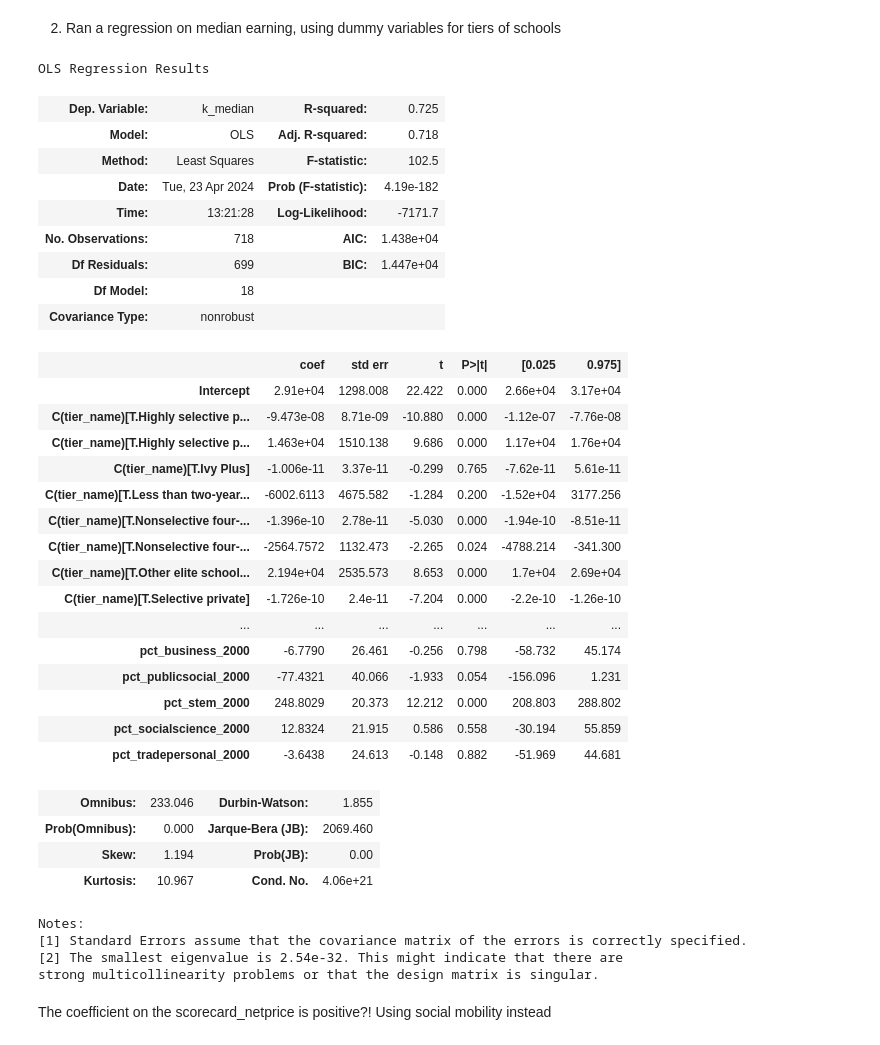
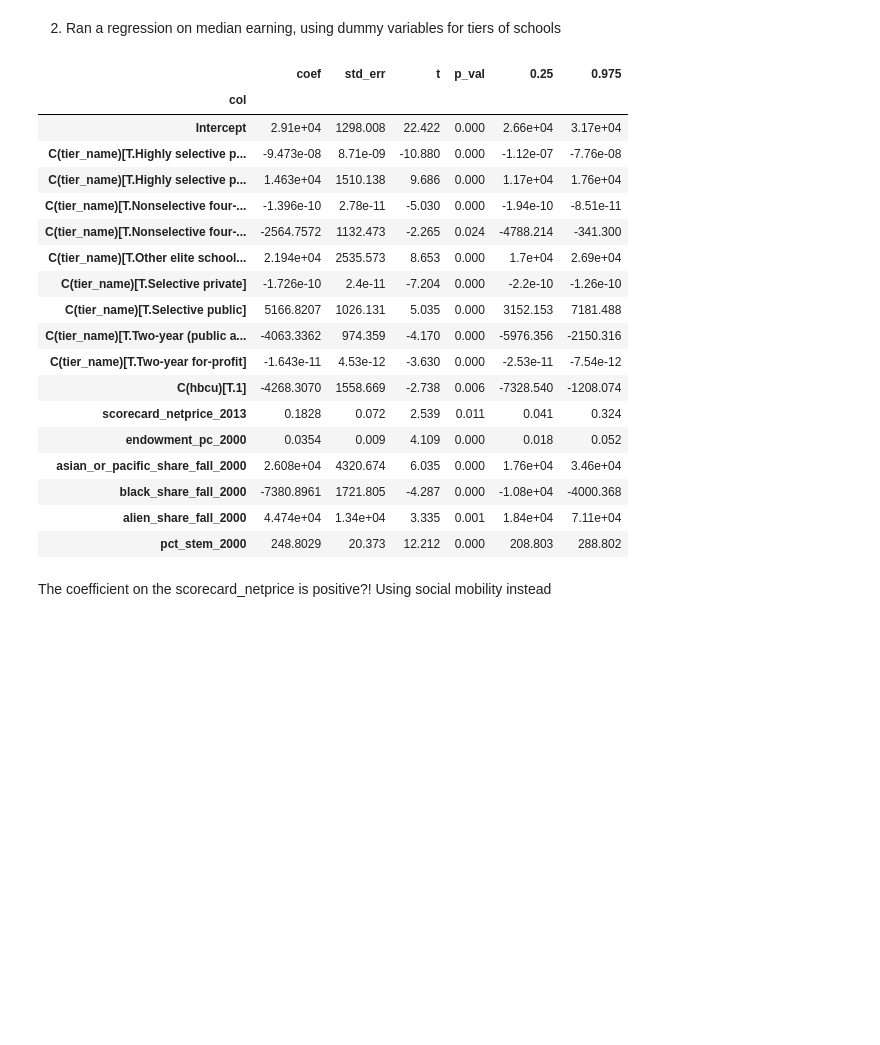
Before and after one commit to jiajiabinx/economic-mobility, a Jupyter notebook: economic-mobility.ipynb, the cells around one changed output. Cells and saved outputs as stored; diff of their text form; code cells hidden in the pictures; blank space fills up the shorter version.

```diff
--- a/economic-mobility.ipynb
+++ b/economic-mobility.ipynb
@@ -88,43 +77,36 @@ strong multicollinearity or other numerical problems.
 # %%
 regression = smf.ols('k_median ~  scorecard_netprice_2013 + endowment_pc_2000  +asian_or_pacific_share_fall_2000 + black_share_fall_2000 + hisp_share_fall_2000  + alien_share_fall_2000 +pct_arthuman_2000 +pct_business_2000 +pct_publicsocial_2000 +pct_stem_2000 +pct_socialscience_2000 +pct_tradepersonal_2000 + C(tier_name) + C(hbcu)' , data=df).fit()
 #regression = smf.ols('k_median_nozero ~  scorecard_netprice_2013 + endowment_pc_2000  +asian_or_pacific_share_fall_2000 + black_share_fall_2000 + hisp_share_fall_2000  + alien_share_fall_2000 +pct_arthuman_2000 +pct_business_2000 +pct_publicsocial_2000 +pct_stem_2000 +pct_socialscience_2000 +pct_tradepersonal_2000 + C(tier_name) + C(hbcu)' , data=df).fit()
 
-regression.summary()
+
+
+p_vals = regression.summary().tables[1]
+p_vals = pd.DataFrame(p_vals)
+p_vals.columns = ["col", "coef", "std_err", "t", "p_val", 0.25, 0.975]
+p_vals = p_vals.iloc[1:]
+p_vals = p_vals.set_index("col")
+p_vals.p_val = p_vals.p_val.apply(str).apply(float)
+p_vals.loc[p_vals.p_val <= 0.05]
 # %% [output]
-OLS Regression Results
-| Dep. Variable: | k_median | R-squared: | 0.725 |
-| Model: | OLS | Adj. R-squared: | 0.718 |
-| Method: | Least Squares | F-statistic: | 102.5 |
-| Date: | Tue, 23 Apr 2024 | Prob (F-statistic): | 4.19e-182 |
-| Time: | 13:21:28 | Log-Likelihood: | -7171.7 |
-| No. Observations: | 718 | AIC: | 1.438e+04 |
-| Df Residuals: | 699 | BIC: | 1.447e+04 |
-| Df Model: | 18 |  |  |
-| Covariance Type: | nonrobust |  |  |
+|  | coef | std_err | t | p_val | 0.25 | 0.975 |
+| col |  |  |  |  |  |  |
+| Intercept | 2.91e+04 | 1298.008 | 22.422 | 0.000 | 2.66e+04 | 3.17e+04 |
+| C(tier_name)[T.Highly selective p... | -9.473e-08 | 8.71e-09 | -10.880 | 0.000 | -1.12e-07 | -7.76e-08 |
+| C(tier_name)[T.Highly selective p... | 1.463e+04 | 1510.138 | 9.686 | 0.000 | 1.17e+04 | 1.76e+04 |
+| C(tier_name)[T.Nonselective four-... | -1.396e-10 | 2.78e-11 | -5.030 | 0.000 | -1.94e-10 | -8.51e-11 |
+| C(tier_name)[T.Nonselective four-... | -2564.7572 | 1132.473 | -2.265 | 0.024 | -4788.214 | -341.300 |
+| C(tier_name)[T.Other elite school... | 2.194e+04 | 2535.573 | 8.653 | 0.000 | 1.7e+04 | 2.69e+04 |
+| C(tier_name)[T.Selective private] | -1.726e-10 | 2.4e-11 | -7.204 | 0.000 | -2.2e-10 | -1.26e-10 |
+| C(tier_name)[T.Selective public] | 5166.8207 | 1026.131 | 5.035 | 0.000 | 3152.153 | 7181.488 |
+| C(tier_name)[T.Two-year (public a... | -4063.3362 | 974.359 | -4.170 | 0.000 | -5976.356 | -2150.316 |
+| C(tier_name)[T.Two-year for-profit] | -1.643e-11 | 4.53e-12 | -3.630 | 0.000 | -2.53e-11 | -7.54e-12 |
+| C(hbcu)[T.1] | -4268.3070 | 1558.669 | -2.738 | 0.006 | -7328.540 | -1208.074 |
+| scorecard_netprice_2013 | 0.1828 | 0.072 | 2.539 | 0.011 | 0.041 | 0.324 |
+| endowment_pc_2000 | 0.0354 | 0.009 | 4.109 | 0.000 | 0.018 | 0.052 |
+| asian_or_pacific_share_fall_2000 | 2.608e+04 | 4320.674 | 6.035 | 0.000 | 1.76e+04 | 3.46e+04 |
+| black_share_fall_2000 | -7380.8961 | 1721.805 | -4.287 | 0.000 | -1.08e+04 | -4000.368 |
+| alien_share_fall_2000 | 4.474e+04 | 1.34e+04 | 3.335 | 0.001 | 1.84e+04 | 7.11e+04 |
+| pct_stem_2000 | 248.8029 | 20.373 | 12.212 | 0.000 | 208.803 | 288.802 |
-|  | coef | std err | t | P>|t| | [0.025 | 0.975] |
-| Intercept | 2.91e+04 | 1298.008 | 22.422 | 0.000 | 2.66e+04 | 3.17e+04 |
-| C(tier_name)[T.Highly selective p... | -9.473e-08 | 8.71e-09 | -10.880 | 0.000 | -1.12e-07 | -7.76e-08 |
-| C(tier_name)[T.Highly selective p... | 1.463e+04 | 1510.138 | 9.686 | 0.000 | 1.17e+04 | 1.76e+04 |
-| C(tier_name)[T.Ivy Plus] | -1.006e-11 | 3.37e-11 | -0.299 | 0.765 | -7.62e-11 | 5.61e-11 |
-| C(tier_name)[T.Less than two-year... | -6002.6113 | 4675.582 | -1.284 | 0.200 | -1.52e+04 | 3177.256 |
-| C(tier_name)[T.Nonselective four-... | -1.396e-10 | 2.78e-11 | -5.030 | 0.000 | -1.94e-10 | -8.51e-11 |
-| C(tier_name)[T.Nonselective four-... | -2564.7572 | 1132.473 | -2.265 | 0.024 | -4788.214 | -341.300 |
-| C(tier_name)[T.Other elite school... | 2.194e+04 | 2535.573 | 8.653 | 0.000 | 1.7e+04 | 2.69e+04 |
-| C(tier_name)[T.Selective private] | -1.726e-10 | 2.4e-11 | -7.204 | 0.000 | -2.2e-10 | -1.26e-10 |
-| ... | ... | ... | ... | ... | ... | ... |
-| pct_business_2000 | -6.7790 | 26.461 | -0.256 | 0.798 | -58.732 | 45.174 |
-| pct_publicsocial_2000 | -77.4321 | 40.066 | -1.933 | 0.054 | -156.096 | 1.231 |
-| pct_stem_2000 | 248.8029 | 20.373 | 12.212 | 0.000 | 208.803 | 288.802 |
-| pct_socialscience_2000 | 12.8324 | 21.915 | 0.586 | 0.558 | -30.194 | 55.859 |
-| pct_tradepersonal_2000 | -3.6438 | 24.613 | -0.148 | 0.882 | -51.969 | 44.681 |
-| Omnibus: | 233.046 | Durbin-Watson: | 1.855 |
-| Prob(Omnibus): | 0.000 | Jarque-Bera (JB): | 2069.460 |
-| Skew: | 1.194 | Prob(JB): | 0.00 |
-| Kurtosis: | 10.967 | Cond. No. | 4.06e+21 |
-Notes:
-[1] Standard Errors assume that the covariance matrix of the errors is correctly specified.
-[2] The smallest eigenvalue is 2.54e-32. This might indicate that there are
-strong multicollinearity problems or that the design matrix is singular.
 # %% [markdown]
 The coefficient on the scorecard_netprice is positive?! Using social mobility instead
 # %% [markdown]
```
Also changed, not shown: parts of 12 cells of this notebook, 1 other file.
